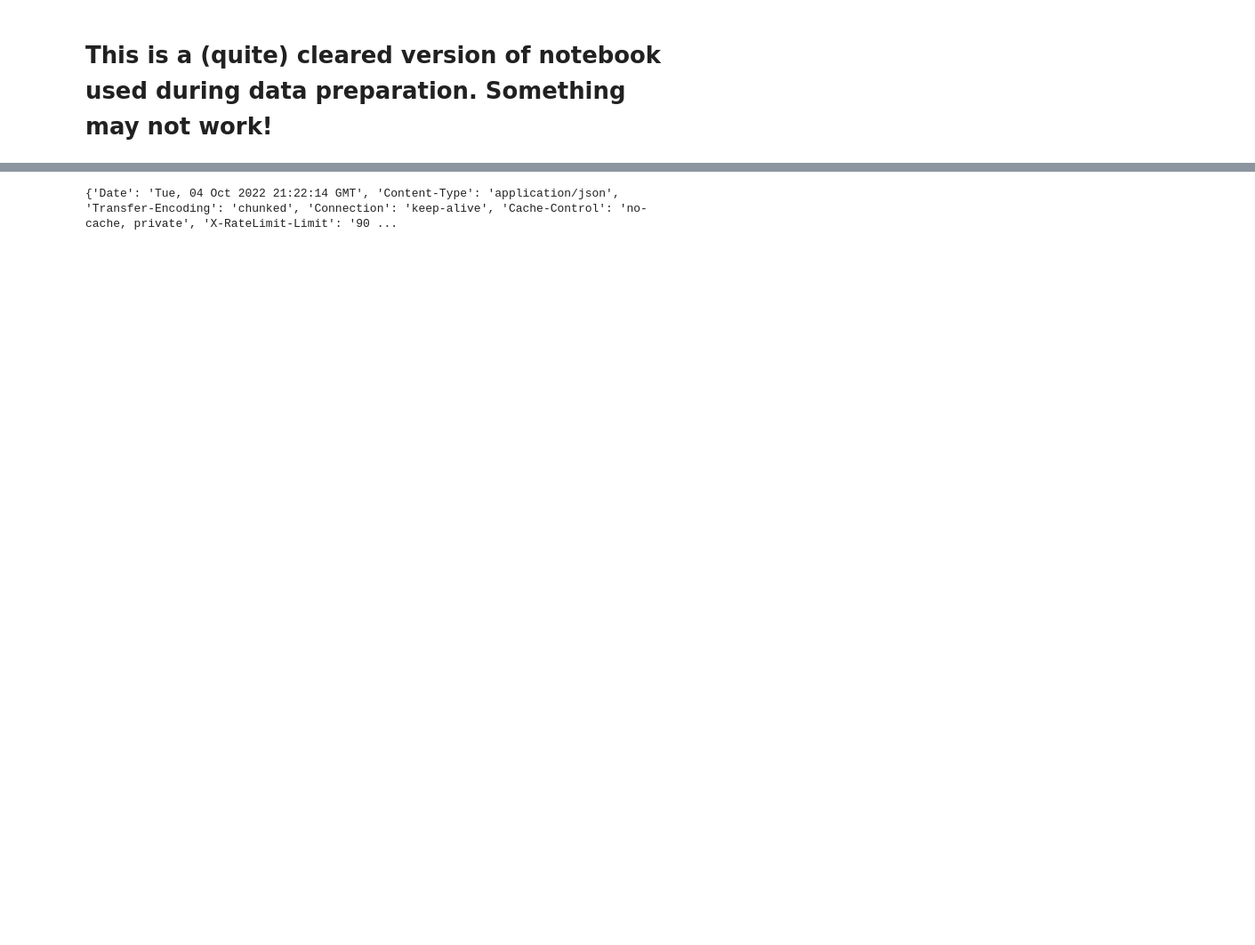
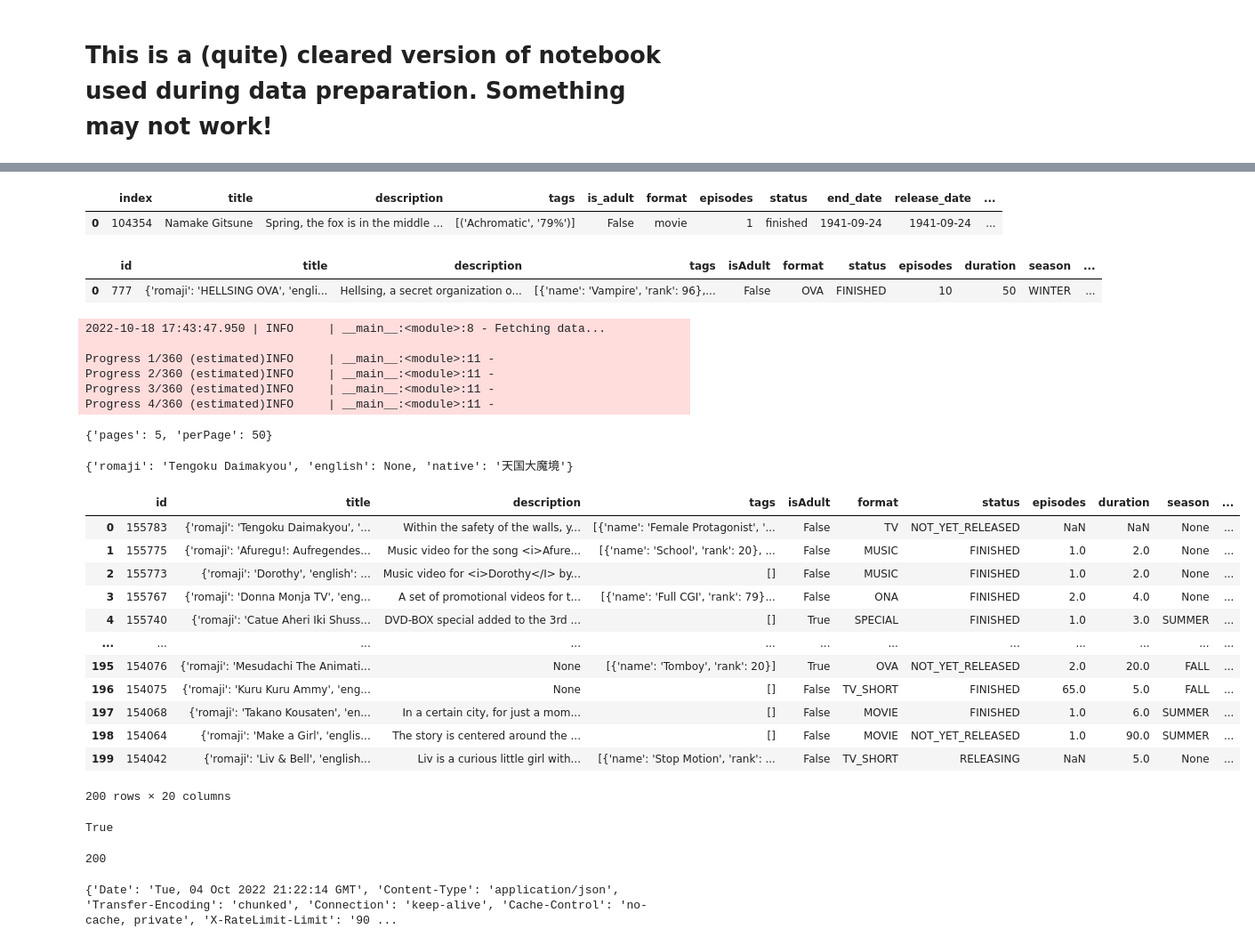
Before and after one commit to AlimU11/Anime-Recommender, a Jupyter notebook: notebooks/queries_anilist.ipynb, the cells around one changed output, grey strips where cells are left out. Shown at 89% size. Saved outputs shown, nothing was run; the diff lists cells and outputs as text; code cells hidden in the pictures; blank space fills up the shorter version.

```diff
--- a/notebooks/queries_anilist.ipynb
+++ b/notebooks/queries_anilist.ipynb
@@ -49,0 +91,10 @@ requests.post(url, json={'query': query, 'variables': variables}).json()
+# %%
+pd.read_csv('../data/anilist_data_cleaned.csv').head(1)
+# %% [output]
+|  | index | title | description | tags | is_adult | format | episodes | status | end_date | release_date | ... |
+| 0 | 104354 | Namake Gitsune | Spring, the fox is in the middle ... | [('Achromatic', '79%')] | False | movie | 1 | finished | 1941-09-24 | 1941-09-24 | ... |
+# %%
+pd.DataFrame([response.json()['data']['Media']])
+# %% [output]
+|  | id | title | description | tags | isAdult | format | status | episodes | duration | season | ... |
+| 0 | 777 | {'romaji': 'HELLSING OVA', 'engli... | Hellsing, a secret organization o... | [{'name': 'Vampire', 'rank': 96},... | False | OVA | FINISHED | 10 | 50 | WINTER | ... |
@@ -50,3 +181,66 @@ requests.post(url, json={'query': query, 'variables': variables}).json()
+# %%
+page = 1
+has_next_page = True
+
+data = []
+
+estimated = 360
+
+logger.info('Fetching data...\n')
+
+while has_next_page:
+    logger.info(f'\rProgress {page}/{estimated} (estimated)')
+
+    page_info, media = requests.post(url, json={'query': query, 'variables': {'page': page, 'perPage': 50,}}).json()['data']['Page'].values()
+    page += 1
+    has_next_page = page < 5 # page_info['hasNextPage']
+    data += media
+
+    time.sleep(1)
+
+meta = {
+    'pages': page,
+    'perPage': 50
+}
+# %% [output]
+2022-10-18 17:43:47.950 | INFO     | __main__:<module>:8 - Fetching data...
+
+Progress 1/360 (estimated)INFO     | __main__:<module>:11 -
+Progress 2/360 (estimated)INFO     | __main__:<module>:11 -
+Progress 3/360 (estimated)INFO     | __main__:<module>:11 -
+Progress 4/360 (estimated)INFO     | __main__:<module>:11 -
+# %%
+meta
+# %% [output]
+{'pages': 5, 'perPage': 50}
+# %%
+data[0]['title']
+# %% [output]
+{'romaji': 'Tengoku Daimakyou', 'english': None, 'native': '天国大魔境'}
+# %%
+pd.DataFrame(data)
+# %% [output]
+|  | id | title | description | tags | isAdult | format | status | episodes | duration | season | ... |
+| 0 | 155783 | {'romaji': 'Tengoku Daimakyou', '... | Within the safety of the walls, y... | [{'name': 'Female Protagonist', '... | False | TV | NOT_YET_RELEASED | NaN | NaN | None | ... |
+| 1 | 155775 | {'romaji': 'Afuregu!: Aufregendes... | Music video for the song <i>Afure... | [{'name': 'School', 'rank': 20}, ... | False | MUSIC | FINISHED | 1.0 | 2.0 | None | ... |
+| 2 | 155773 | {'romaji': 'Dorothy', 'english': ... | Music video for <i>Dorothy</I> by... | [] | False | MUSIC | FINISHED | 1.0 | 2.0 | None | ... |
+| 3 | 155767 | {'romaji': 'Donna Monja TV', 'eng... | A set of promotional videos for t... | [{'name': 'Full CGI', 'rank': 79}... | False | ONA | FINISHED | 2.0 | 4.0 | None | ... |
+| 4 | 155740 | {'romaji': 'Catue Aheri Iki Shuss... | DVD-BOX special added to the 3rd ... | [] | True | SPECIAL | FINISHED | 1.0 | 3.0 | SUMMER | ... |
+| ... | ... | ... | ... | ... | ... | ... | ... | ... | ... | ... | ... |
+| 195 | 154076 | {'romaji': 'Mesudachi The Animati... | None | [{'name': 'Tomboy', 'rank': 20}] | True | OVA | NOT_YET_RELEASED | 2.0 | 20.0 | FALL | ... |
+| 196 | 154075 | {'romaji': 'Kuru Kuru Ammy', 'eng... | None | [] | False | TV_SHORT | FINISHED | 65.0 | 5.0 | FALL | ... |
+| 197 | 154068 | {'romaji': 'Takano Kousaten', 'en... | In a certain city, for just a mom... | [] | False | MOVIE | FINISHED | 1.0 | 6.0 | SUMMER | ... |
+| 198 | 154064 | {'romaji': 'Make a Girl', 'englis... | The story is centered around the ... | [] | False | MOVIE | NOT_YET_RELEASED | 1.0 | 90.0 | SUMMER | ... |
+| 199 | 154042 | {'romaji': 'Liv & Bell', 'english... | Liv is a curious little girl with... | [{'name': 'Stop Motion', 'rank': ... | False | TV_SHORT | RELEASING | NaN | 5.0 | None | ... |
+200 rows × 20 columns
+# %%
+d['data']['Page']['pageInfo']['hasNextPage']
+# %% [output]
+True
+# %%
+len(data)
+# %% [output]
+200
 # %%
 requests.post(url, json={'query': query, 'variables': variables}).headers
 # %% [output]
```
Also changed, not shown: parts of 9 cells of this notebook, 10 other files.
